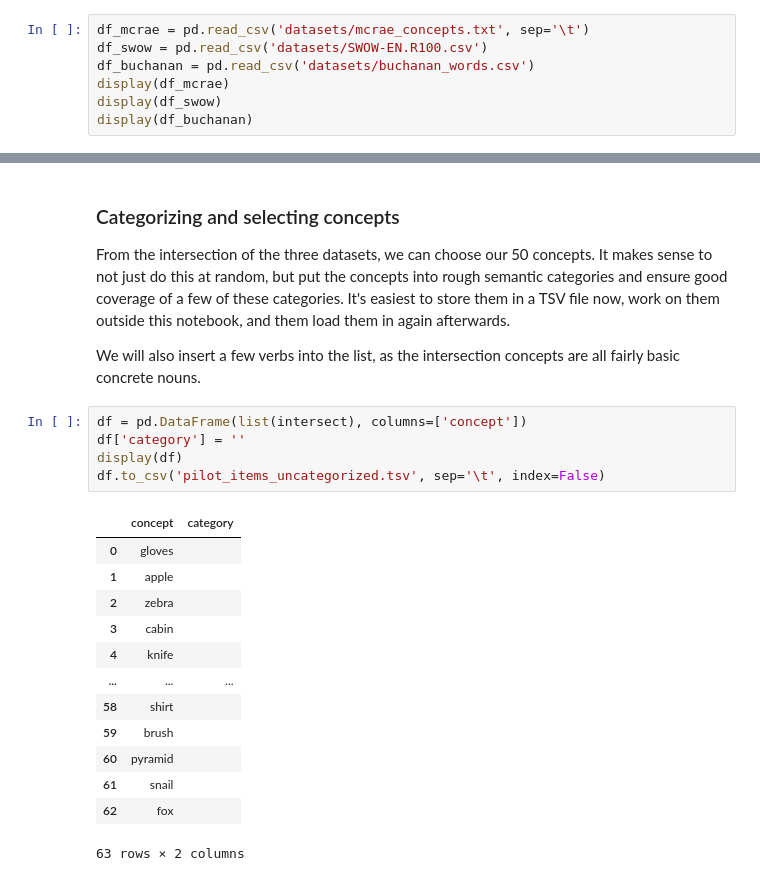
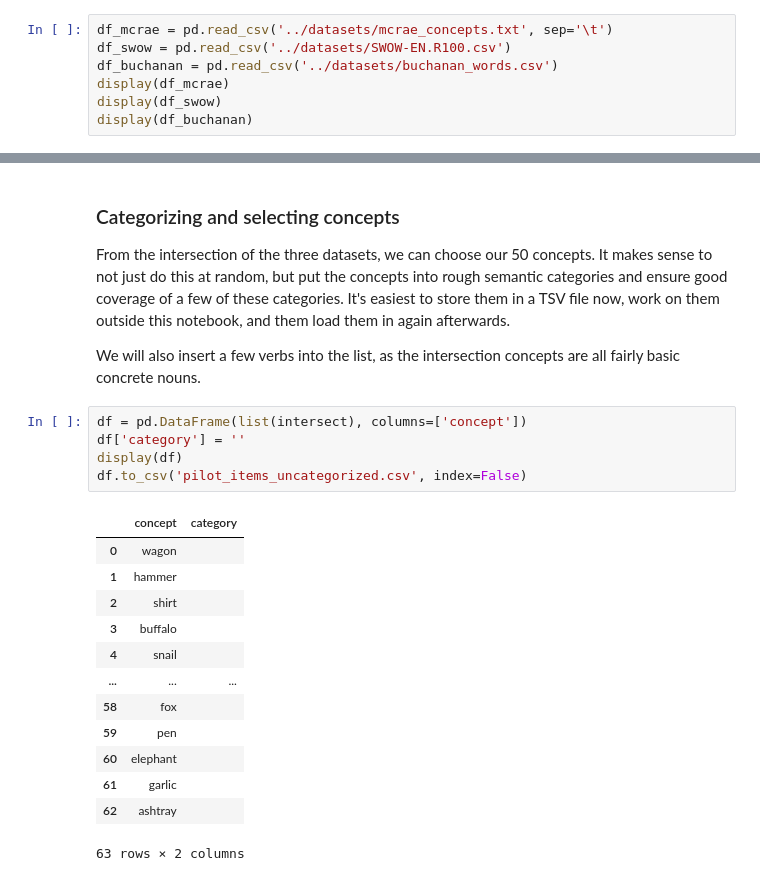
Before and after one commit to jvparidon/multilingual-triads, a Jupyter notebook: pilot_experiment/pilot_trials.ipynb, the cells around one changed output, grey strips where cells are left out. Drawn from its saved outputs; the diff is of its cells as text.

```diff
--- a/pilot_experiment/pilot_trials.ipynb
+++ b/pilot_experiment/pilot_trials.ipynb
@@ -29,9 +30,9 @@ In order to have good materials to compare the recovered semantic similarity str
 
 Ideally, we want to use words that are represented in all three of these datasets, but specifically the Buchanan and McRae norms don't have much overlap. To see what we have to work with, we compute the intersection of concepts represented in all three datasets.
 # %%
-df_mcrae = pd.read_csv('datasets/mcrae_concepts.txt', sep='\t')
-df_swow = pd.read_csv('datasets/SWOW-EN.R100.csv')
-df_buchanan = pd.read_csv('datasets/buchanan_words.csv')
+df_mcrae = pd.read_csv('../datasets/mcrae_concepts.txt', sep='\t')
+df_swow = pd.read_csv('../datasets/SWOW-EN.R100.csv')
+df_buchanan = pd.read_csv('../datasets/buchanan_words.csv')
 display(df_mcrae)
 display(df_swow)
 display(df_buchanan)
@@ -107,19 +108,19 @@ We will also insert a few verbs into the list, as the intersection concepts are
 # %%
 df = pd.DataFrame(list(intersect), columns=['concept'])
 df['category'] = ''
 display(df)
-df.to_csv('pilot_items_uncategorized.tsv', sep='\t', index=False)
+df.to_csv('pilot_items_uncategorized.csv', index=False)
 # %% [output]
 |  | concept | category |
-| 0 | gloves |  |
-| 1 | apple |  |
-| 2 | zebra |  |
-| 3 | cabin |  |
-| 4 | knife |  |
+| 0 | wagon |  |
+| 1 | hammer |  |
+| 2 | shirt |  |
+| 3 | buffalo |  |
+| 4 | snail |  |
 | ... | ... | ... |
-| 58 | shirt |  |
-| 59 | brush |  |
-| 60 | pyramid |  |
-| 61 | snail |  |
-| 62 | fox |  |
+| 58 | fox |  |
+| 59 | pen |  |
+| 60 | elephant |  |
+| 61 | garlic |  |
+| 62 | ashtray |  |
 63 rows × 2 columns
```
Also changed, not shown: parts of 23 cells of this notebook, 12 other files.
